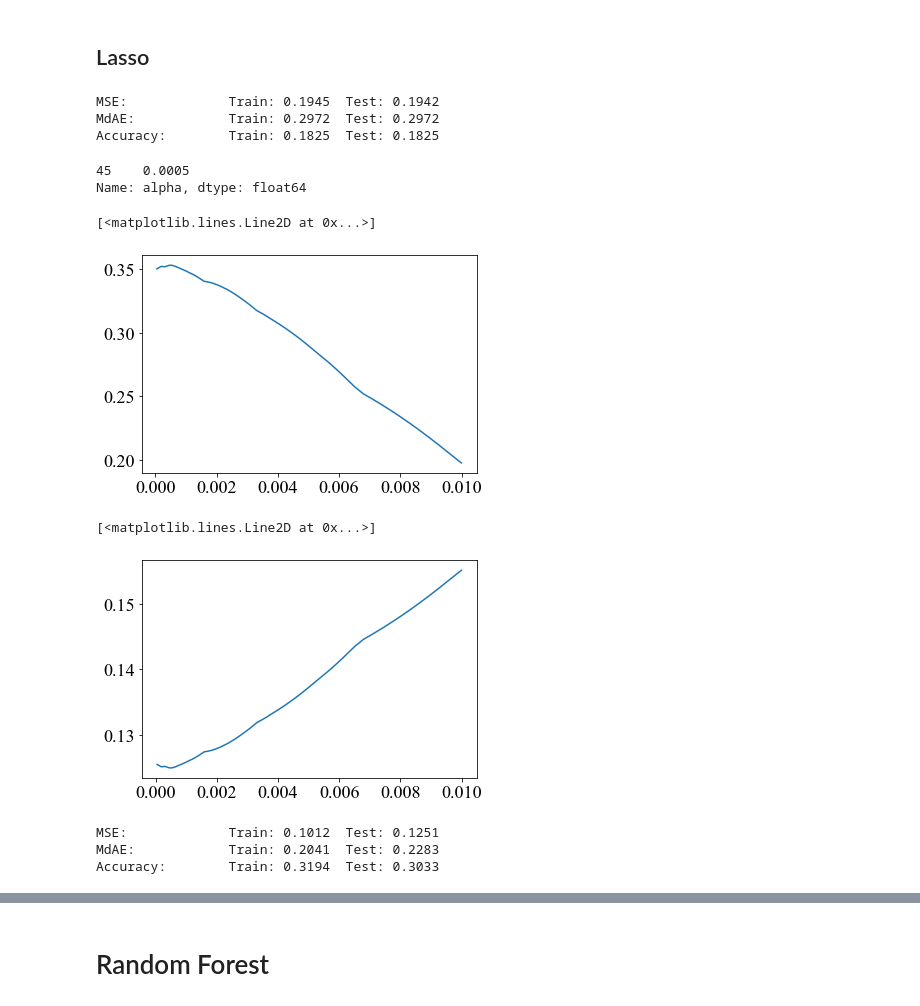
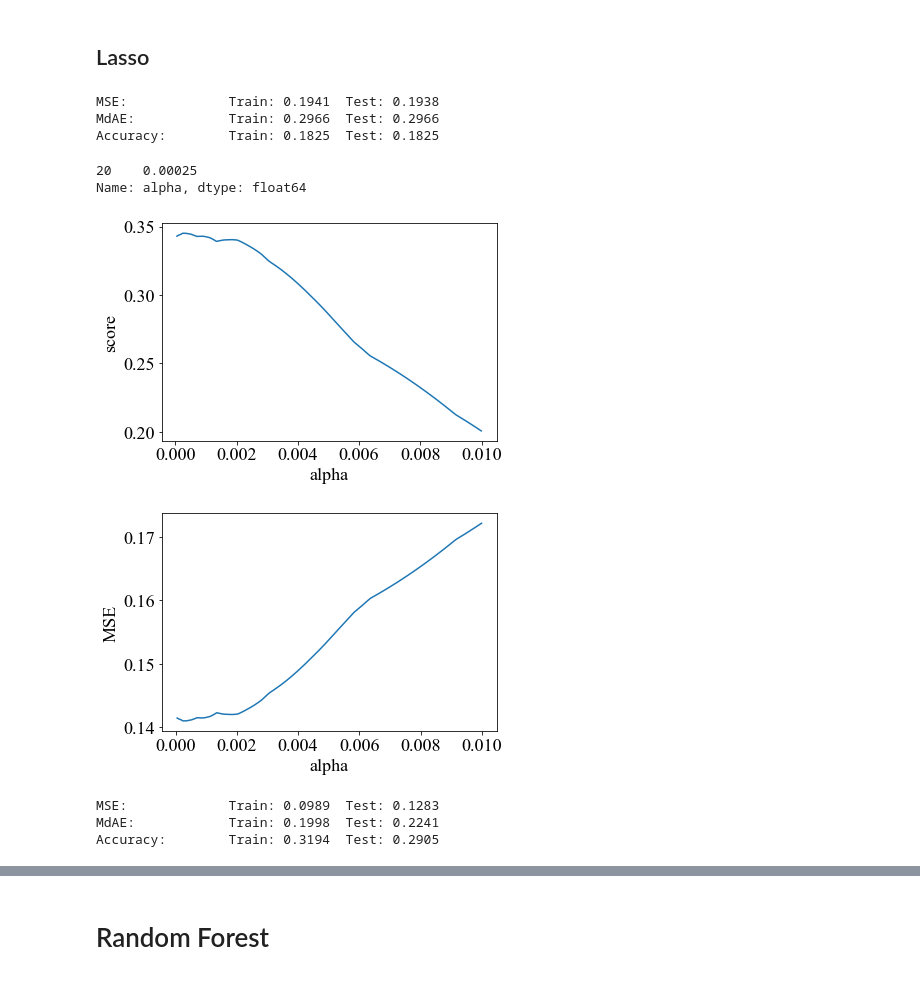
Before and after one commit to ElisabethBrockhaus/Chocolate_bar_rating, a Jupyter notebook: chocolate_rating_data.ipynb, the cells around one changed output, grey strips where cells are left out. Saved outputs shown, nothing was run; the diff lists cells and outputs as text; code cells hidden in the pictures.

```diff
--- a/chocolate_rating_data.ipynb
+++ b/chocolate_rating_data.ipynb
@@ -1027,12 +1031,12 @@ X_test.loc[:, col_names] = pd.DataFrame(flavours_pca_test, columns=col_names, in
 # %%
 features_dict["most_memorable_characteristics"]["50%"] = [
-    "flavour" + str(i + 1) for i in range(np.min(np.where(evr_cum >= 0.5)) + 1)
+    "flavor" + str(i + 1) for i in range(np.min(np.where(evr_cum >= 0.5)) + 1)
 ]
 features_dict["most_memorable_characteristics"]["80%"] = [
-    "flavour" + str(i + 1) for i in range(np.min(np.where(evr_cum >= 0.80)) + 1)
+    "flavor" + str(i + 1) for i in range(np.min(np.where(evr_cum >= 0.80)) + 1)
 ]
 features_dict["most_memorable_characteristics"]["95%"] = [
-    "flavour" + str(i + 1) for i in range(np.min(np.where(evr_cum >= 0.95)) + 1)
+    "flavor" + str(i + 1) for i in range(np.min(np.where(evr_cum >= 0.95)) + 1)
 ]
 # %%
 corr = X_train.loc[:, col_names].apply(y_train.corr)
@@ -1302,7 +1349,7 @@ while p > 0.1:
 
     p = est.pvalues.max()
 # %%
-cols_reduced = cols.copy()
+cols_reduced = all_cols.copy()
 for c in drop_cols:
     cols_reduced.remove(c)
 print(cols_reduced)
@@ -1325,12 +1372,12 @@ Accuracy:        Train: 0.3162  Test: 0.3111
 # %%
 from sklearn.linear_model import Lasso
 # %%
-model_lasso = Lasso(alpha=0.3)
+model_lasso = Lasso(alpha=0.2)
 model_lasso.fit(X_train_val[all_cols], y_train_val)
 print_scores(model_lasso.predict(X_train[all_cols]), model_lasso.predict(X_test[all_cols]))
 # %% [output]
-MSE:             Train: 0.1945  Test: 0.1942
-MdAE:            Train: 0.2972  Test: 0.2972
+MSE:             Train: 0.1941  Test: 0.1938
+MdAE:            Train: 0.2966  Test: 0.2966
 Accuracy:        Train: 0.1825  Test: 0.1825
 # %%
 alphas = np.arange(5e-05, 1e-02, 1e-05)
@@ -1339,32 +1386,36 @@ lasso_mse = []
 
 for a in alphas:
     model_lasso = Lasso(alpha=a)
-    model_lasso.fit(X_train_val[all_cols], y_train_val)
-    score_ = model_lasso.score(X_test[all_cols], y_test)
+    model_lasso.fit(X_train[all_cols], y_train)
+    score_ = model_lasso.score(X_val[all_cols], y_val)
     lasso_score.append(score_)
-    mse_ = mse(model_lasso.predict(X_test[all_cols]), y_test)
+    mse_ = mse(model_lasso.predict(X_val[all_cols]), y_val)
     lasso_mse.append(mse_)
 # %%
-lasso_score_df = pd.DataFrame({"alpha": alphas, "score": lasso_score})
-lasso_score_df.loc[lasso_score_df["score"]==lasso_score_df["score"].max(), "alpha"]
+lasso_score_mse_df = pd.DataFrame({"alpha": alphas, "score": lasso_score, "MSE": lasso_mse})
+lasso_score_mse_df.loc[lasso_score_mse_df["MSE"]==lasso_score_mse_df["MSE"].min(), "alpha"]
 # %% [output]
-45    0.0005
+20    0.00025
 Name: alpha, dtype: float64
 # %%
 plt.plot(alphas, lasso_score)
+plt.xlabel("alpha")
+plt.ylabel("score")
+plt.show()
 # %% [output]
-[<matplotlib.lines.Line2D at 0x...>]
-[figure, old version]
+[figure, new version]
 # %%
 plt.plot(alphas, lasso_mse)
+plt.xlabel("alpha")
+plt.ylabel("MSE")
+plt.show()
 # %% [output]
-[<matplotlib.lines.Line2D at 0x...>]
-[figure, old version]
+[figure, new version]
 # %%
-model_lasso = Lasso(alpha=0.0006)
-model_lasso.fit(X_train_val[all_cols], y_train_val)
+model_lasso = Lasso(alpha=0.00025)
+model_lasso.fit(X_train[all_cols], y_train)
 print_scores(model_lasso.predict(X_train[all_cols]), model_lasso.predict(X_test[all_cols]))
 # %% [output]
-MSE:             Train: 0.1012  Test: 0.1251
-MdAE:            Train: 0.2041  Test: 0.2283
-Accuracy:        Train: 0.3194  Test: 0.3033
+MSE:             Train: 0.0989  Test: 0.1283
+MdAE:            Train: 0.1998  Test: 0.2241
+Accuracy:        Train: 0.3194  Test: 0.2905
```
Also changed, not shown: parts of 123 cells of this notebook.
